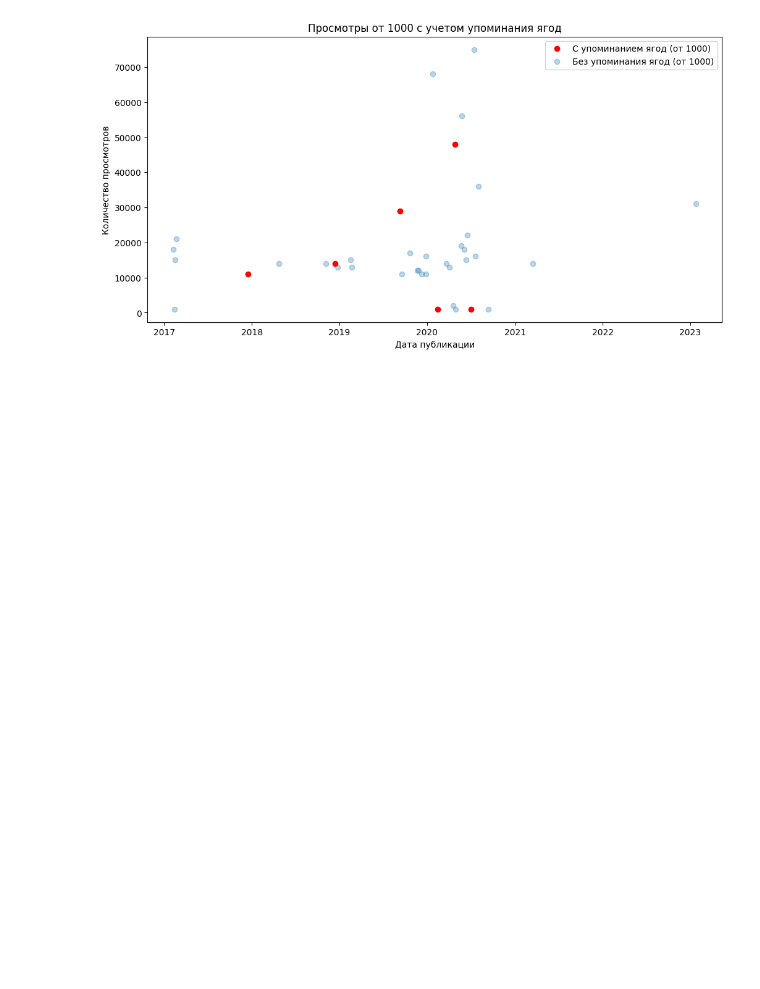
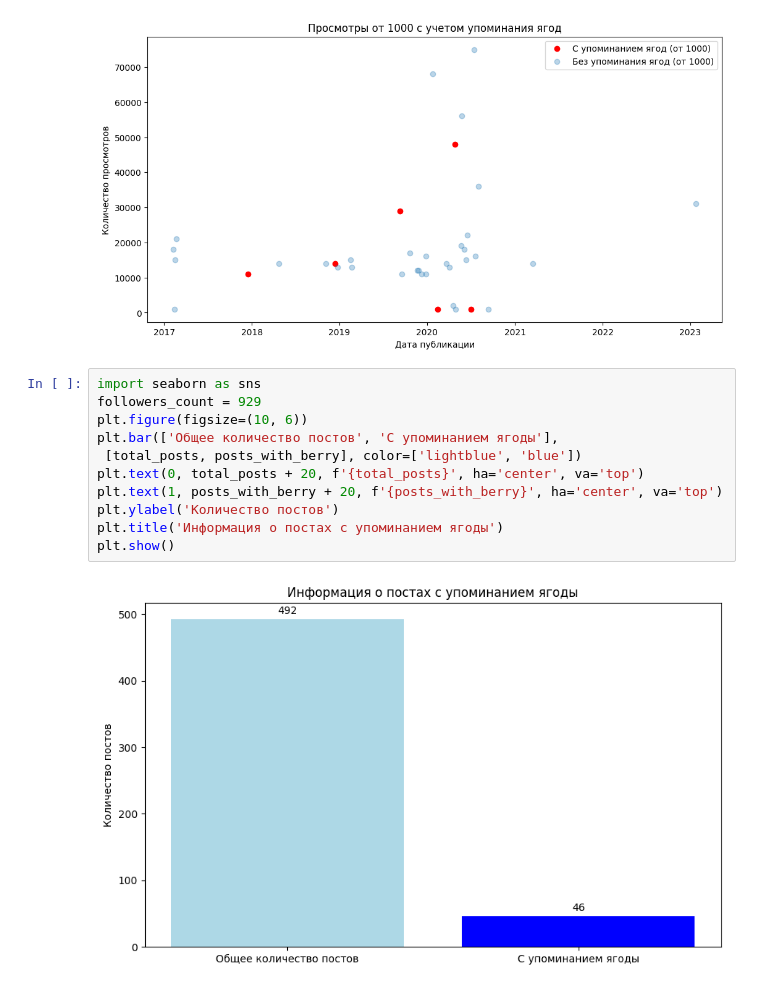
Before and after one commit to SergeyHSE/PostsAnalysis.github.io, a Jupyter notebook: VKPostsAnalysis.ipynb, the cells around one changed output. Drawn from its saved outputs; the diff is of its cells as text; blank space fills up the shorter version.

```diff
--- a/VKPostsAnalysis.ipynb
+++ b/VKPostsAnalysis.ipynb
@@ -210,3 +210,16 @@ plt.legend()
 plt.show()
 # %% [output]
 [figure]
+# %%
+import seaborn as sns
+followers_count = 929
+plt.figure(figsize=(10, 6))
+plt.bar(['Общее количество постов', 'С упоминанием ягоды'],
+ [total_posts, posts_with_berry], color=['lightblue', 'blue'])
+plt.text(0, total_posts + 20, f'{total_posts}', ha='center', va='top')
+plt.text(1, posts_with_berry + 20, f'{posts_with_berry}', ha='center', va='top')
+plt.ylabel('Количество постов')
+plt.title('Информация о постах с упоминанием ягоды')
+plt.show()
+# %% [output]
+[figure, added]
```
